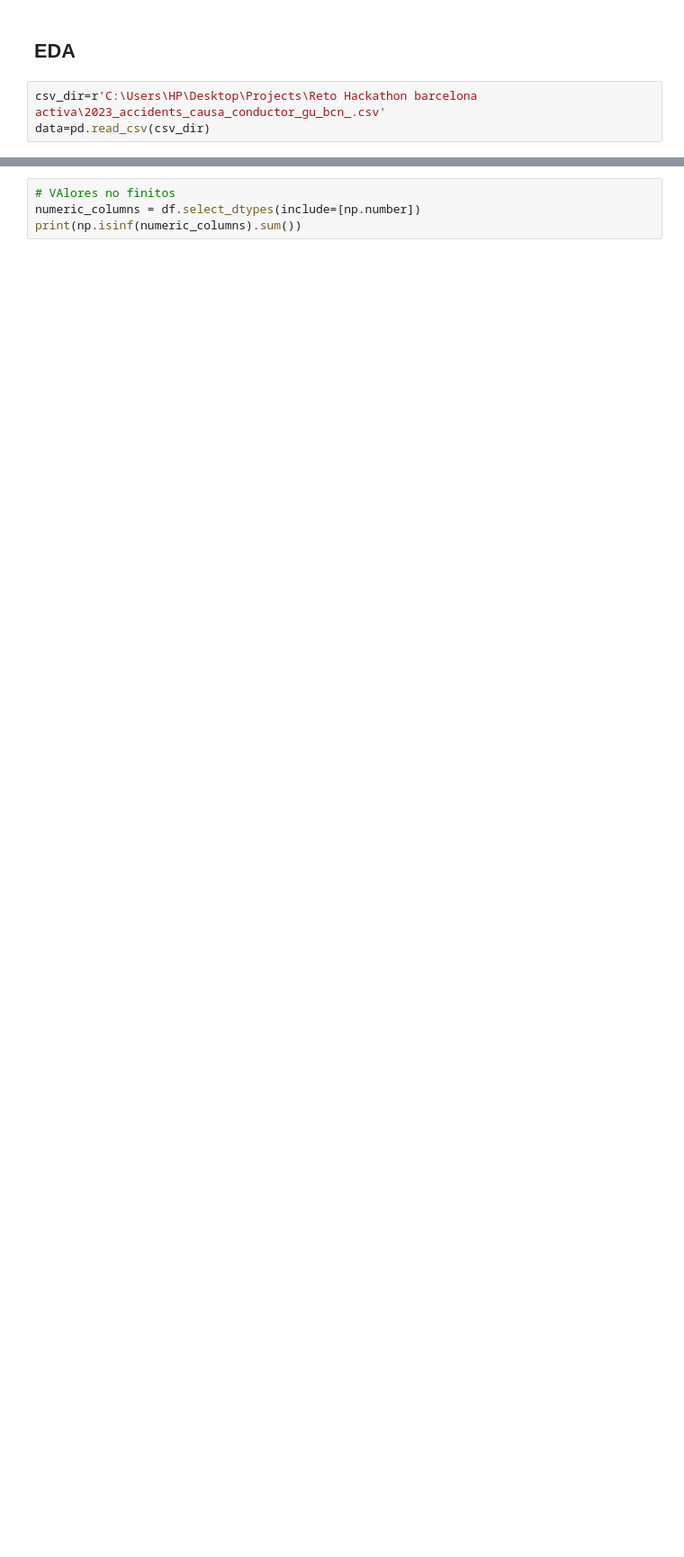
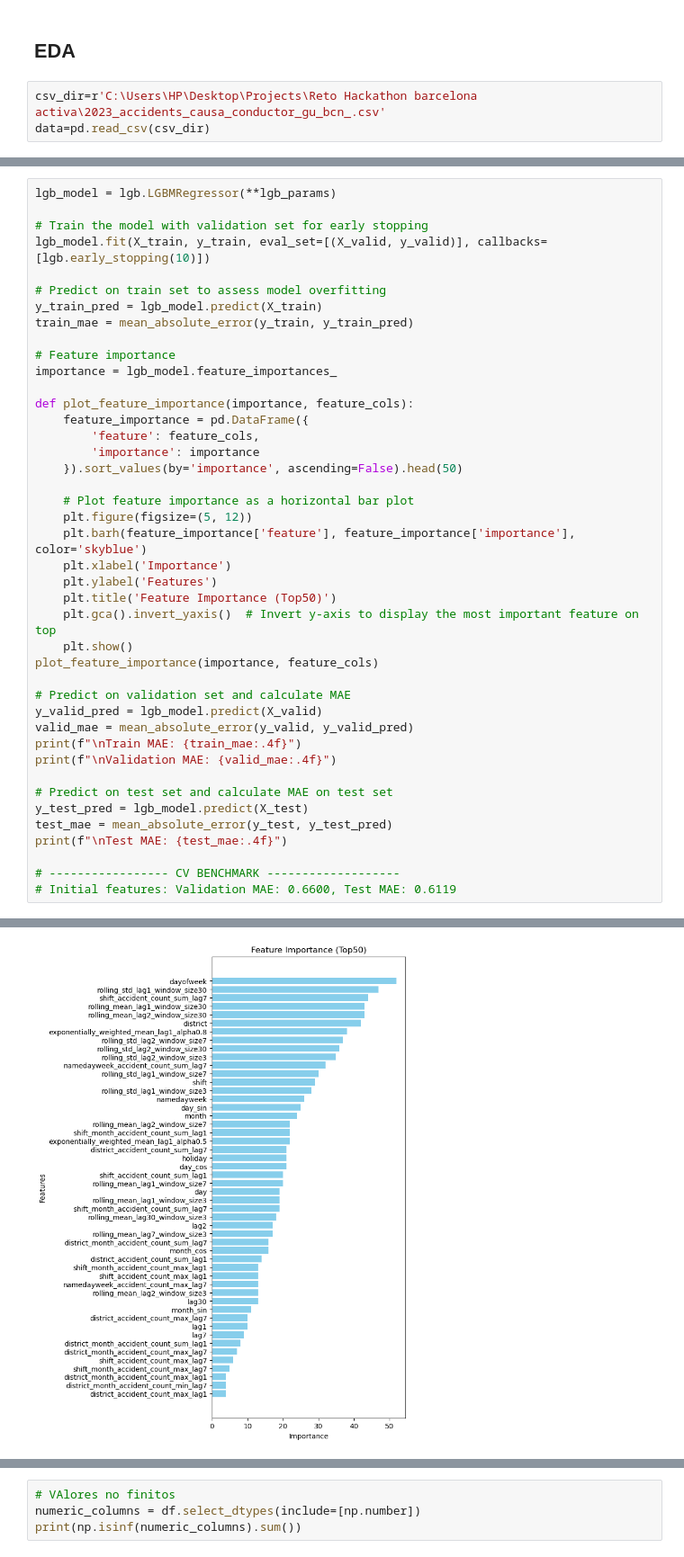
Before and after one commit to NayanAndaluz/Barcelona-Accidents-Analysis, a Jupyter notebook: EDA_and_modeling.ipynb, the cells around one changed output, grey strips where cells are left out. Shown: that part at 90% size. Saved outputs shown, nothing was run; the diff lists cells and outputs as text; blank space fills up the shorter version.

```diff
--- a/EDA_and_modeling.ipynb
+++ b/EDA_and_modeling.ipynb
@@ -144,0 +140,43 @@ Filas duplicadas: 0
+# %%
+lgb_model = lgb.LGBMRegressor(**lgb_params)
+
+# Train the model with validation set for early stopping
+lgb_model.fit(X_train, y_train, eval_set=[(X_valid, y_valid)], callbacks=[lgb.early_stopping(10)])
+
+# Predict on train set to assess model overfitting
+y_train_pred = lgb_model.predict(X_train)
+train_mae = mean_absolute_error(y_train, y_train_pred)
+
+# Feature importance
+importance = lgb_model.feature_importances_
+
+def plot_feature_importance(importance, feature_cols):
+    feature_importance = pd.DataFrame({
+        'feature': feature_cols,
+        'importance': importance
+    }).sort_values(by='importance', ascending=False).head(50)
+
+    # Plot feature importance as a horizontal bar plot
+    plt.figure(figsize=(5, 12))
+    plt.barh(feature_importance['feature'], feature_importance['importance'], color='skyblue')
+    plt.xlabel('Importance')
+    plt.ylabel('Features')
+    plt.title('Feature Importance (Top50)')
+    plt.gca().invert_yaxis()  # Invert y-axis to display the most important feature on top
+    plt.show()
+plot_feature_importance(importance, feature_cols)
+
+# Predict on validation set and calculate MAE
+y_valid_pred = lgb_model.predict(X_valid)
+valid_mae = mean_absolute_error(y_valid, y_valid_pred)
+print(f"\nTrain MAE: {train_mae:.4f}")
+print(f"\nValidation MAE: {valid_mae:.4f}")
+
+# Predict on test set and calculate MAE on test set
+y_test_pred = lgb_model.predict(X_test)
+test_mae = mean_absolute_error(y_test, y_test_pred)
+print(f"\nTest MAE: {test_mae:.4f}")
+
+# ----------------- CV BENCHMARK -------------------
+# Initial features: Validation MAE: 0.6600, Test MAE: 0.6119
+# %% [output]
@@ -144,0 +186 @@ Filas duplicadas: 0
+[figure, added]
```
Also changed, not shown: parts of 21 cells of this notebook.
